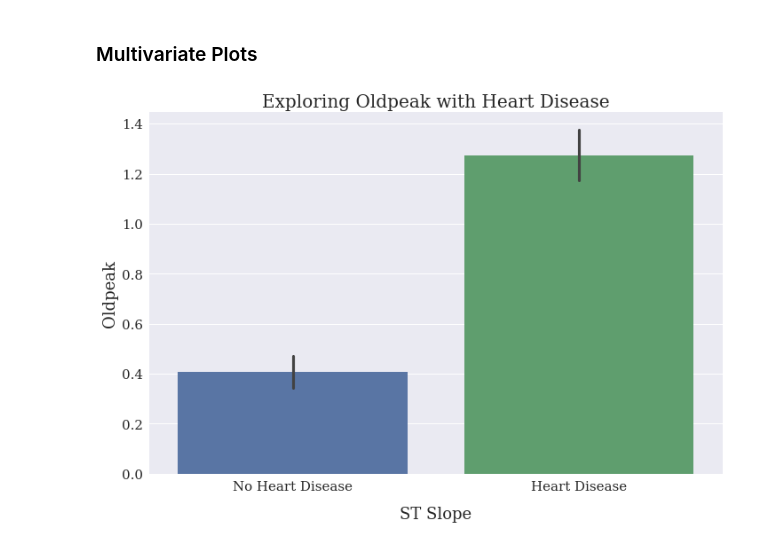
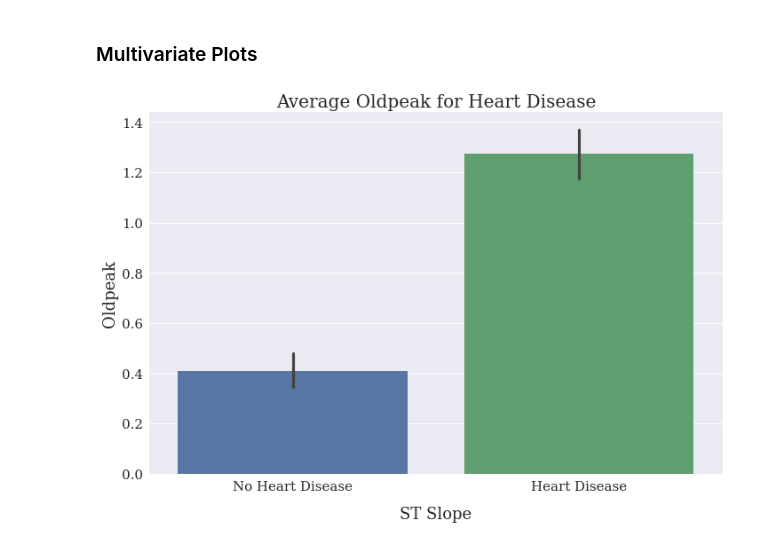
Before and after one commit to rvtovar/Heart_Disease, a Jupyter notebook: Heart_Disease.ipynb, the cells around one changed output. Cells and saved outputs as stored; diff of their text form; code cells hidden in the pictures.

```diff
--- a/Heart_Disease.ipynb
+++ b/Heart_Disease.ipynb
@@ -278,14 +278,14 @@ sns.heatmap(data=corr, annot=True, ax=ax)
 # %%
 fig, ax = plt.subplots(figsize=(10,7))
 sns.barplot(data=heart_df, x='HeartDisease', y='Oldpeak', ax=ax)
 ax.set_xlabel("ST Slope", fontsize=18,labelpad=15)
 ax.set_xticklabels(['No Heart Disease', "Heart Disease"])
 ax.set_ylabel("Oldpeak", fontsize=18)
-ax.set_title('Exploring Oldpeak with Heart Disease', fontsize=20)
+ax.set_title('Average Oldpeak for Heart Disease', fontsize=20)
 ax.tick_params(axis = 'both', which = 'major', labelsize = 15)
 plt.tight_layout()
 # %% [output]
-[figure, old version]
+[figure, new version]
 # %%
 fig, ax = plt.subplots(figsize=(10,7))
 sns.barplot(data=heart_df, x='ST_Slope', y='Oldpeak', hue='HeartDisease', ax=ax)
```
Also changed, not shown: parts of 1 cell of this notebook.
